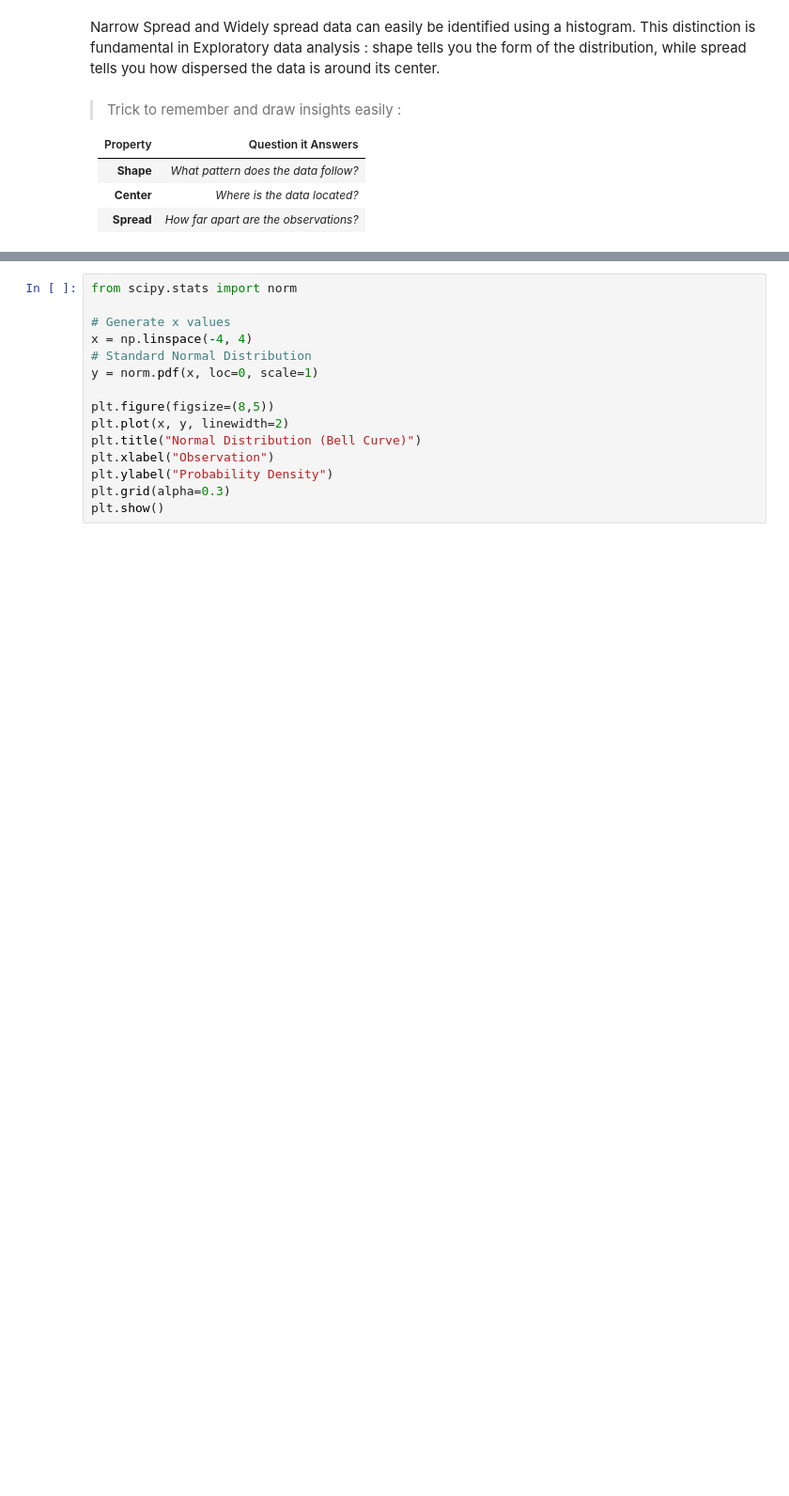
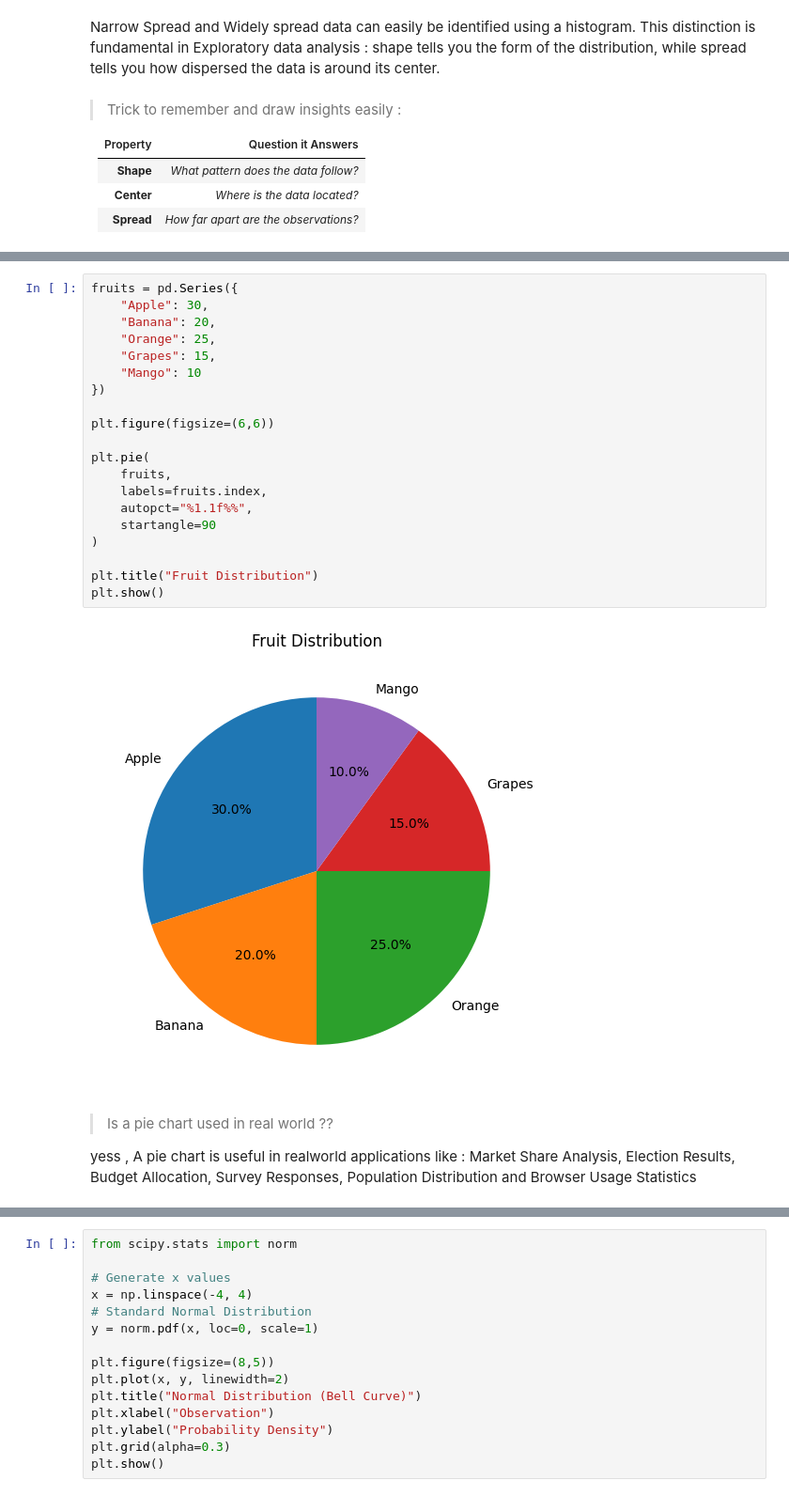
Before and after one commit to satyam2006-cmd/DataForge, a Jupyter notebook: statswithpy/statslearnings.ipynb, the cells around one changed output, grey strips where cells are left out. Shown at 94% size. Cells and saved outputs as stored; diff of their text form; blank space fills up the shorter version.

Commit message:
Day 6 : completed descriptive stats with pie chart and added types of data at the top for a beginner friendly notebook and ease

```diff
--- a/statswithpy/statslearnings.ipynb
+++ b/statswithpy/statslearnings.ipynb
@@ -813,0 +867,26 @@ By looking at its shape, a Data Scientist can quickly identify:
+# %%
+fruits = pd.Series({
+    "Apple": 30,
+    "Banana": 20,
+    "Orange": 25,
+    "Grapes": 15,
+    "Mango": 10
+})
+
+plt.figure(figsize=(6,6))
+
+plt.pie(
+    fruits,
+    labels=fruits.index,
+    autopct="%1.1f%%",
+    startangle=90
+)
+
+plt.title("Fruit Distribution")
+plt.show()
+# %% [output]
+[figure, added]
+# %% [markdown]
+> Is a pie chart used in real world ??
+
+yess , A pie chart is useful in realworld applications like : Market Share Analysis, Election Results, Budget Allocation, Survey Responses, Population Distribution and Browser Usage Statistics
```
Also changed, not shown: parts of 15 cells of this notebook.
